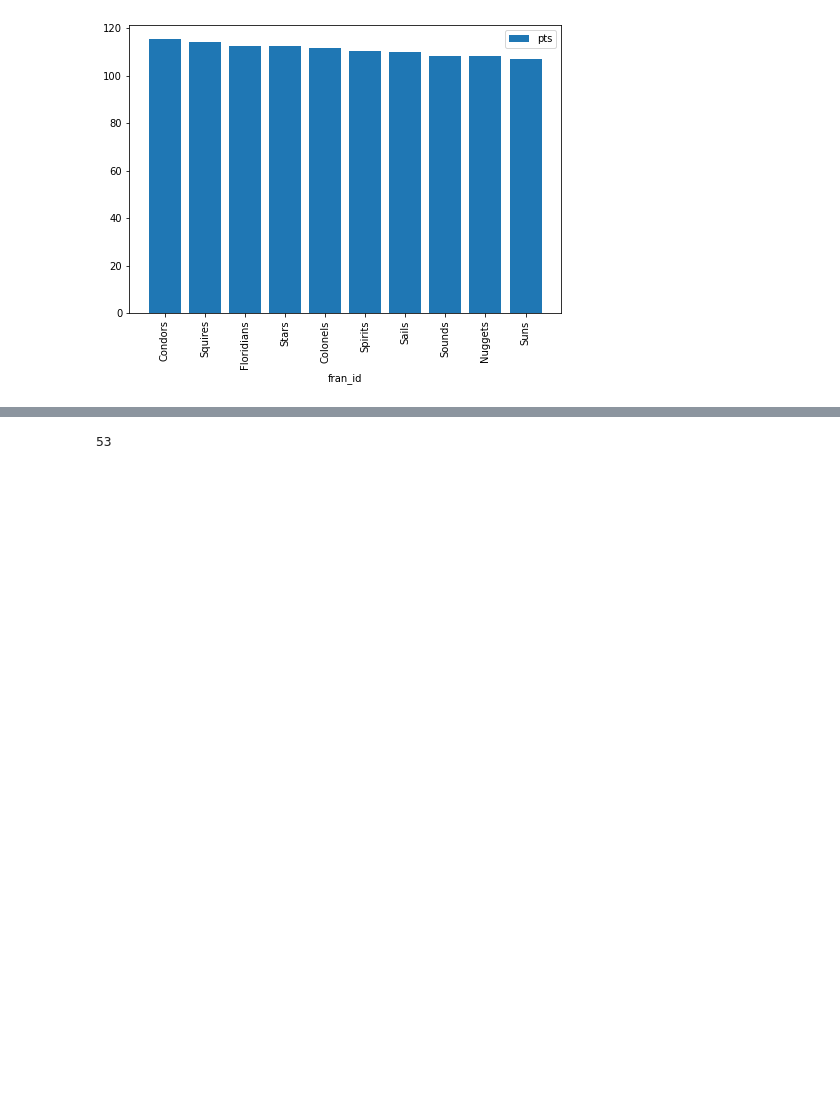
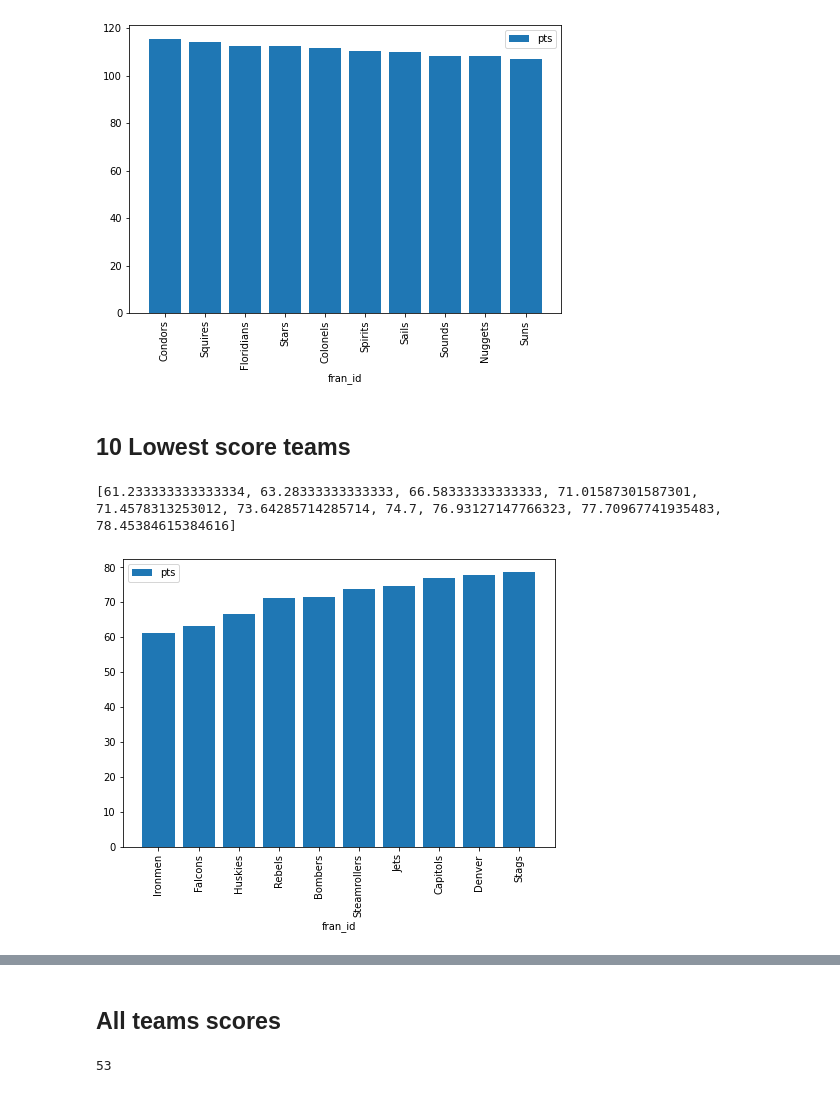
Before and after one commit to mmecius/turing_college, a Jupyter notebook: Demo_subproject.ipynb, the cells around one changed output, grey strips where cells are left out. Drawn from its saved outputs; the diff is of its cells as text; code cells hidden in the pictures; blank space fills up the shorter version.

Commit message:
add histogram

```diff
--- a/Demo_subproject.ipynb
+++ b/Demo_subproject.ipynb
@@ -342,12 +342,36 @@ plt.legend()
 plt.show()
 # %% [output]
 [figure]
+# %% [markdown]
+## 10 Lowest score teams
+# %%
+ten_smallest_teams_raw = df1[['fran_id','pts']].groupby('fran_id').mean().nsmallest(10,['pts']).values
+ten_smallest_teams_scores = [value.item() for value in ten_smallest_teams_raw]
+print(ten_smallest_teams_scores)
+# %% [output]
+[61.233333333333334, 63.28333333333333, 66.58333333333333, 71.01587301587301, 71.4578313253012, 73.64285714285714, 74.7, 76.93127147766323, 77.70967741935483, 78.45384615384616]
+# %%
+ten_smallest_teams_raw = df1[['fran_id','pts']].groupby('fran_id').mean().nsmallest(10,['pts'])
+ten_smallest_teams = ten_smallest_teams_raw.index.tolist()
+# %%
+fig = plt.figure()
+ax = fig.add_axes([0,0,1,1])
+ax.bar(ten_smallest_teams,ten_smallest_teams_scores, label='pts')
+plt.xlabel('fran_id')
+plt.xticks(rotation=90)
+plt.legend()
+
+plt.show()
+# %% [output]
+[figure, added]
 # %% [markdown]
 You should see a result as follows:
 <div><img src="https://i.imgur.com/io7fvju.png" /></div>
 # %% [markdown]
 You should see a result as follows:
 <div><img src="https://i.imgur.com/6VXMksY.png" /></div>
+# %% [markdown]
+## All teams scores
 # %%
 all_teams_raw = df1[['fran_id','pts']].groupby('fran_id').mean().nlargest(len(all_teams),['pts'])
 all_teams = all_teams_raw.index.tolist()
```
Also changed, not shown: parts of 4 cells of this notebook.
